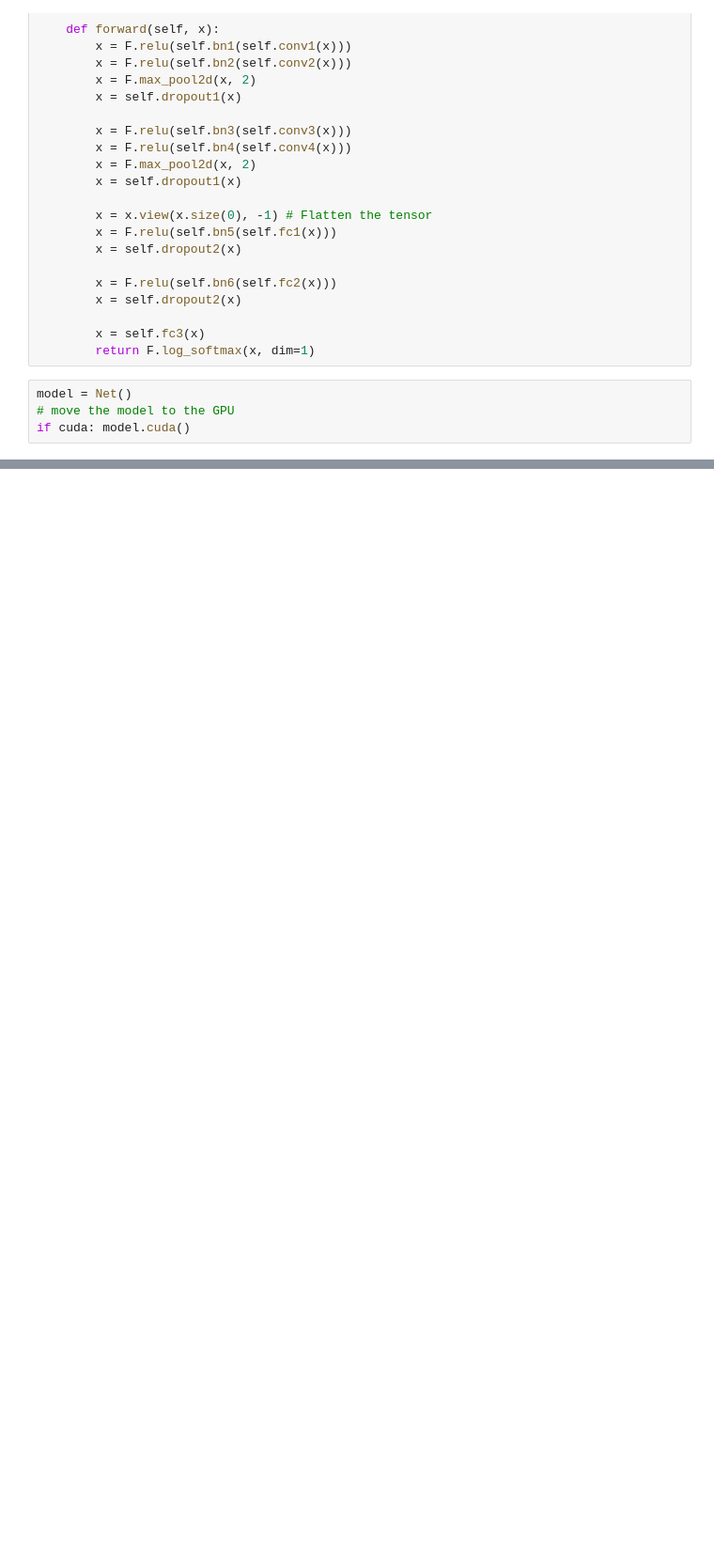
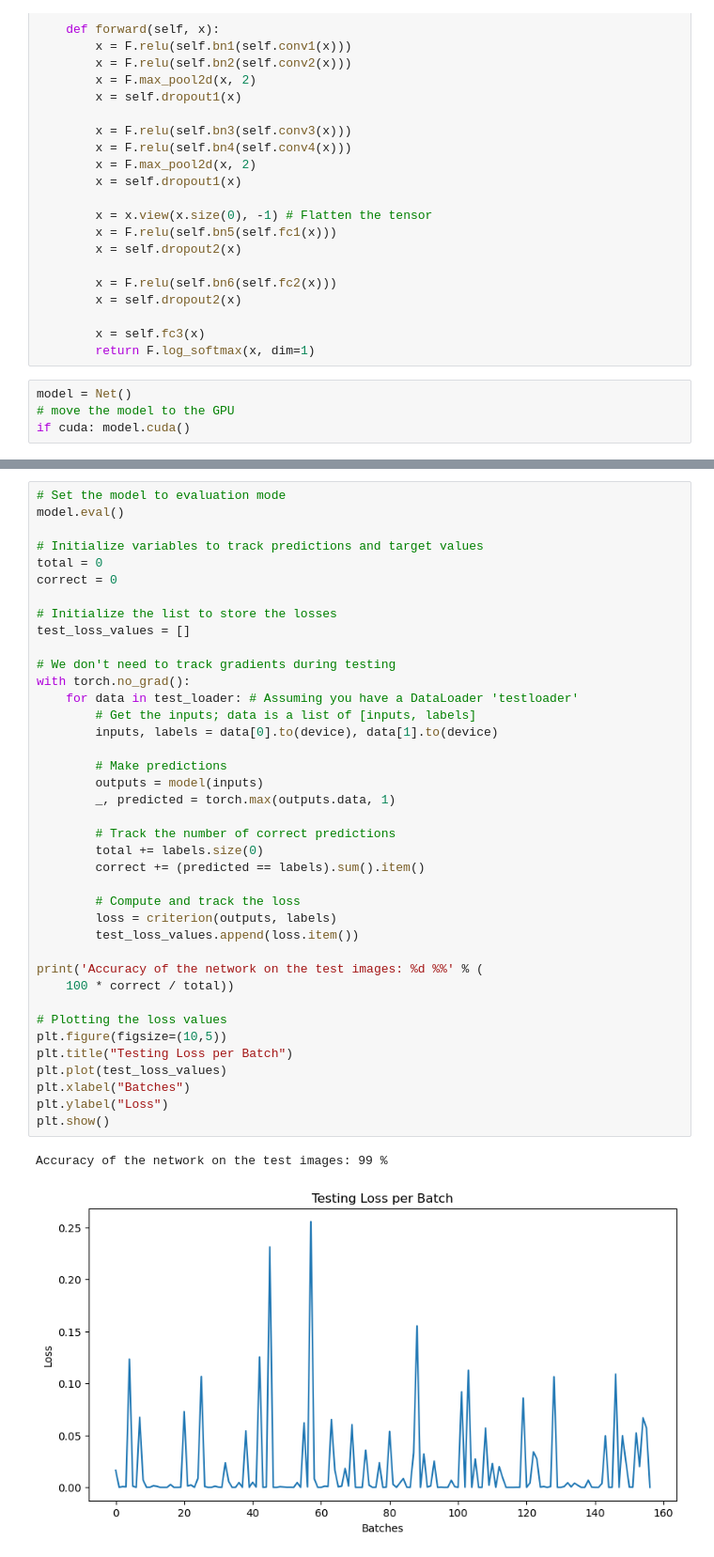
Before and after one commit to AlisherMyrgyyassov/MNIST-Practice, a Jupyter notebook: EIE4122_lab1.ipynb, the cells around one changed output, grey strips where cells are left out. Shown at 94% size. Cells and saved outputs as stored; diff of their text form; blank space fills up the shorter version.

```diff
--- a/EIE4122_lab1.ipynb
+++ b/EIE4122_lab1.ipynb
@@ -232,0 +170,42 @@ SyntaxError: invalid syntax (976892717.py, line 1)
+# %%
+# Set the model to evaluation mode
+model.eval()
+
+# Initialize variables to track predictions and target values
+total = 0
+correct = 0
+
+# Initialize the list to store the losses
+test_loss_values = []
+
+# We don't need to track gradients during testing
+with torch.no_grad():
+    for data in test_loader: # Assuming you have a DataLoader 'testloader'
+        # Get the inputs; data is a list of [inputs, labels]
+        inputs, labels = data[0].to(device), data[1].to(device)
+
+        # Make predictions
+        outputs = model(inputs)
+        _, predicted = torch.max(outputs.data, 1)
+
+        # Track the number of correct predictions
+        total += labels.size(0)
+        correct += (predicted == labels).sum().item()
+
+        # Compute and track the loss
+        loss = criterion(outputs, labels)
+        test_loss_values.append(loss.item())
+
+print('Accuracy of the network on the test images: %d %%' % (
+    100 * correct / total))
+
+# Plotting the loss values
+plt.figure(figsize=(10,5))
+plt.title("Testing Loss per Batch")
+plt.plot(test_loss_values)
+plt.xlabel("Batches")
+plt.ylabel("Loss")
+plt.show()
+# %% [output]
+Accuracy of the network on the test images: 99 %
+[figure, added]
```
Also changed, not shown: parts of 9 cells of this notebook, 1 other file.
